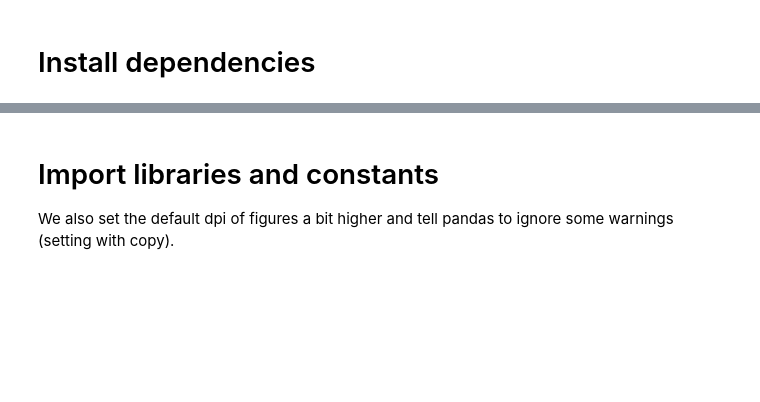
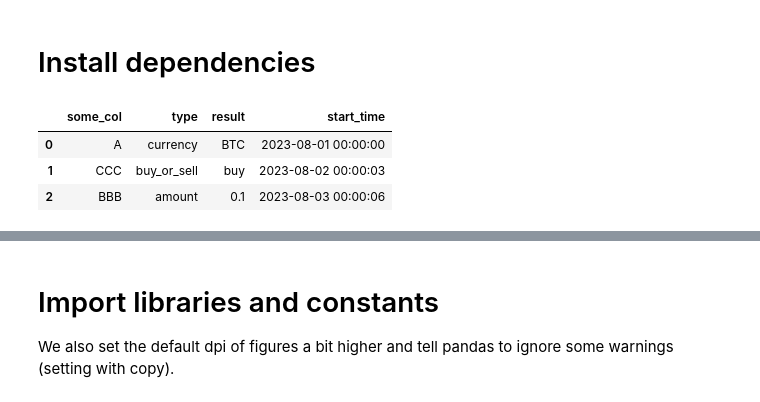
Before and after one commit to kromerh/cryptohamster, a Jupyter notebook: notebooks/EDA.ipynb, the cells around one changed output, grey strips where cells are left out. Drawn from its saved outputs; the diff is of its cells as text; code cells hidden in the pictures; blank space fills up the shorter version.

```diff
--- a/notebooks/EDA.ipynb
+++ b/notebooks/EDA.ipynb
@@ -15,0 +40,7 @@ In this Notebook, we explore the raw data created from the hamster wheel sensor.
+# %%
+df_decision_cycle
+# %% [output]
+|  | some_col | type | result | start_time |
+| 0 | A | currency | BTC | 2023-08-01 00:00:00 |
+| 1 | CCC | buy_or_sell | buy | 2023-08-02 00:00:03 |
+| 2 | BBB | amount | 0.1 | 2023-08-03 00:00:06 |
```
Also changed, not shown: parts of 4 cells of this notebook, 1 other file.
